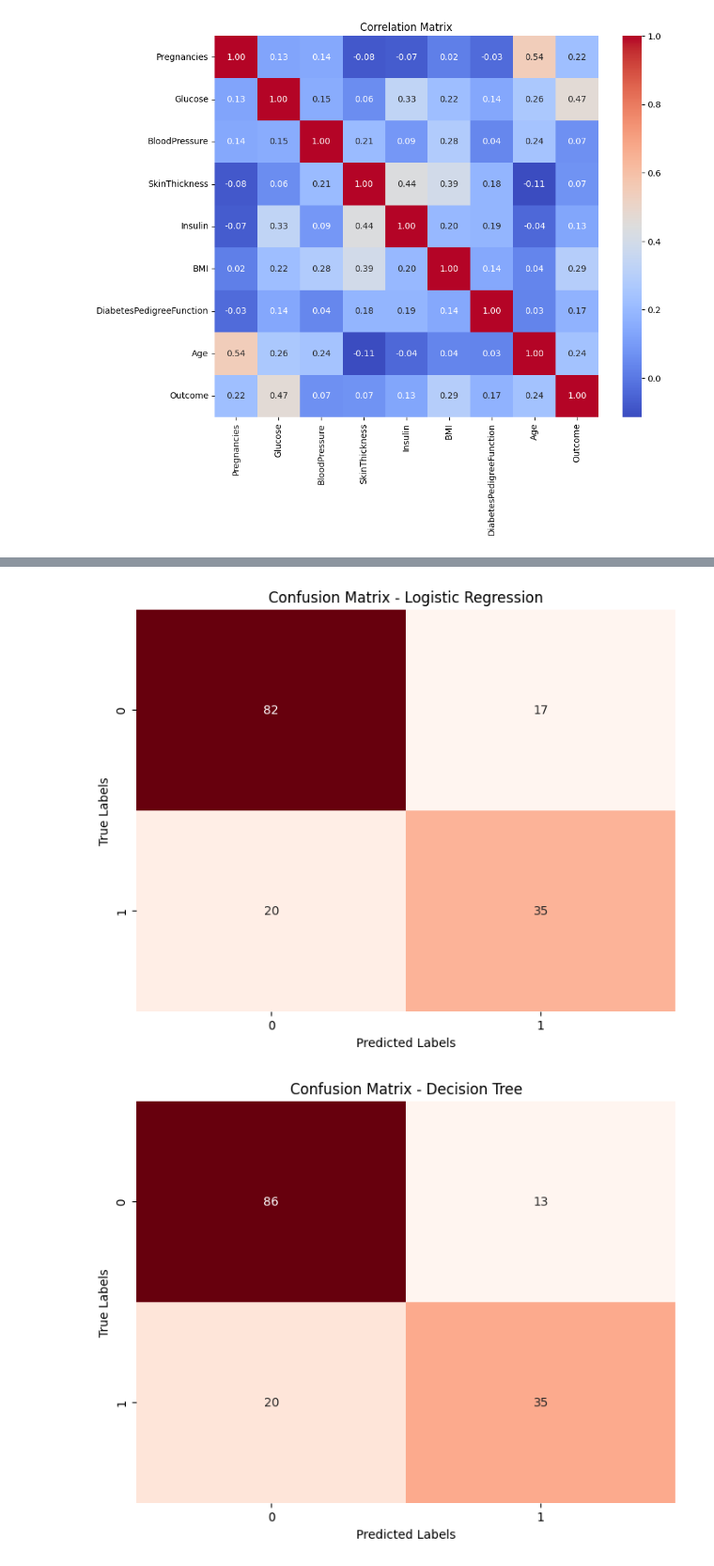
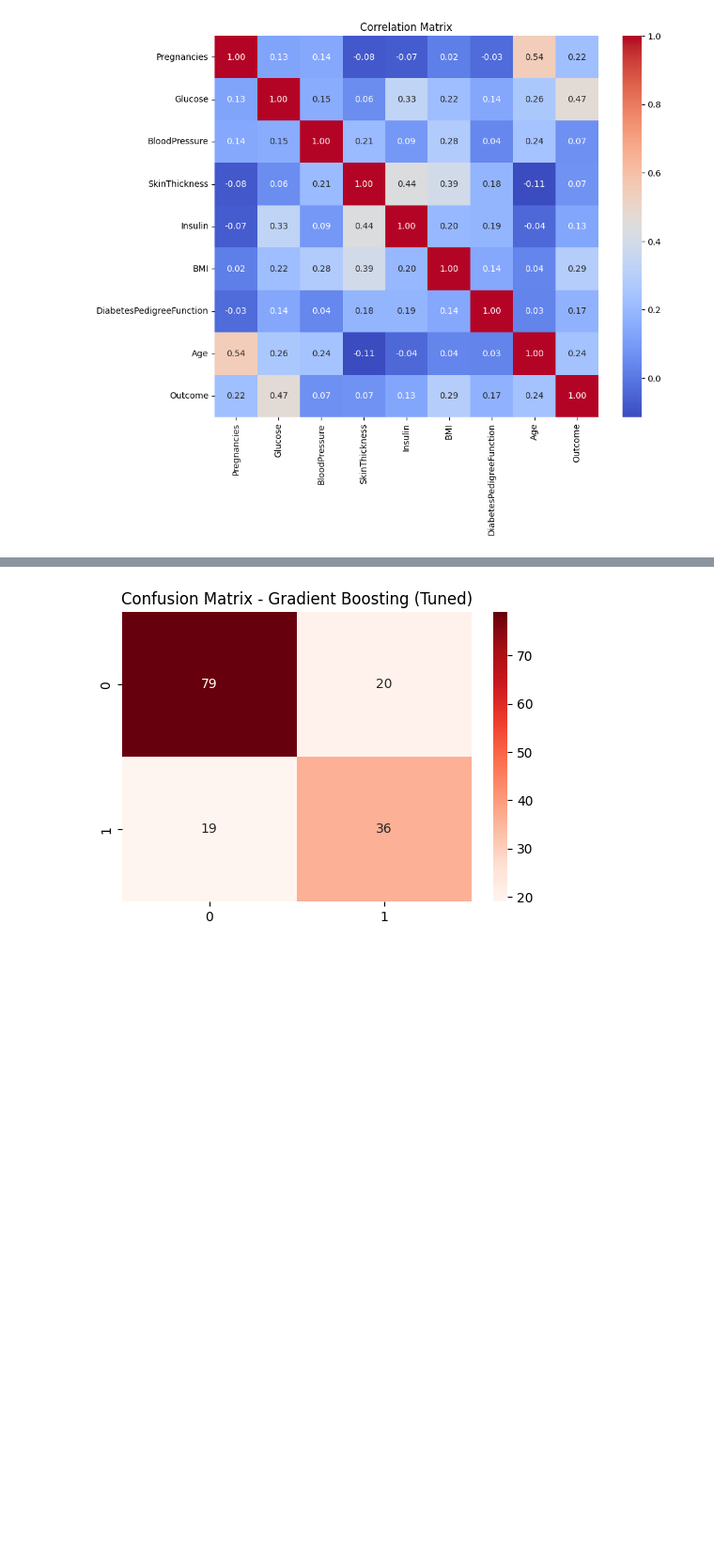
Before and after one commit to JaiRamteke/Diabetes_Prediction_Model_Optimization_and_Deployment, a Jupyter notebook: Diabetes_Prediction_Model_Optimization_and_Deployment.ipynb, the cells around one changed output, grey strips where cells are left out. Shown: that part at 94% size. Cells and saved outputs as stored; diff of their text form; code cells hidden in the pictures; blank space fills up the shorter version.

```diff
--- a/Diabetes_Prediction_Model_Optimization_and_Deployment.ipynb
+++ b/Diabetes_Prediction_Model_Optimization_and_Deployment.ipynb
@@ -208,6 +208,9 @@ param_grids = {
 # Perform tuning
 tuned_models = {}
 tuning_results = {}
+best_model = None
+best_params = {}
+feature_importances = {}
 
 for name in models.keys():
     print(f"\nTuning {name}...")
@@ -234,6 +237,11 @@ for name in models.keys():
 
     print(f"Best parameters for {name}: {random_search.best_params_}")
     print(f"Best accuracy: {random_search.best_score_:.4f}")
+
+    if best_model is None or random_search.best_score_ > best_model_score:
+        best_model = random_search.best_estimator_
+        best_model_score = random_search.best_score_  # Store the best score
+        best_params = random_search.best_params_
 # %% [output]
 Tuning Logistic Regression...
 Fitting 3 folds for each of 50 candidates, totalling 150 fits
@@ -308,20 +326,14 @@ plt.savefig(os.path.join(output_dir, 'initial_model_performance.png'))
 # %%
 # Save best model
 with open(f'models/{name.replace(" ", "_").lower()}_tuned.pkl', 'wb') as f:
     pickle.dump(best_model, f)
 
-# Save confusion matrices
-for name, results in tuned_results.items():
-    cm = confusion_matrix(y_test, results['y_pred'])
-    np.savetxt(os.path.join(output_dir, f'confusion_matrix_{name.replace(" ", "_").lower()}.csv'), cm, delimiter=',', fmt='%d')
-
-    # Also create and save a visualization
-    plt.figure(figsize=(8, 6))
-    sns.heatmap(cm, annot=True, fmt='d', cmap='Reds', cbar=False)
-    plt.title(f'Confusion Matrix - {name}')
-    plt.xlabel('Predicted Labels')
-    plt.ylabel('True Labels')
-    plt.savefig(os.path.join(output_dir, f'confusion_matrix_{name.replace(" ", "_").lower()}.png'))
+# Save confusion matrix
+    cm = confusion_matrix(y_test, best_model.predict(X_test))
+    plt.figure(figsize=(6, 4))
+    sns.heatmap(cm, annot=True, fmt='d', cmap='Reds')
+    plt.title(f'Confusion Matrix - {name} (Tuned)')
+    plt.savefig(f'plots/confusion_matrix_{name.replace(" ", "_").lower()}_tuned.png')
+    plt.show()
 # %% [output]
-[figure, old version]
+[figure, new version]
-[figure, removed]
```
Also changed, not shown: parts of 11 cells of this notebook.
